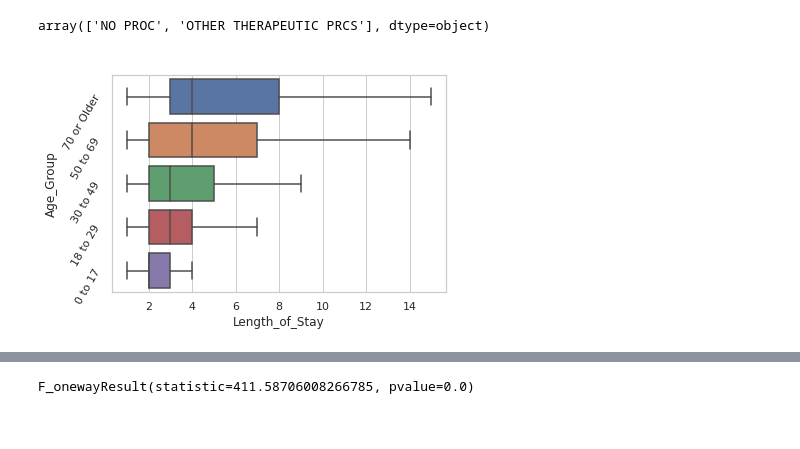
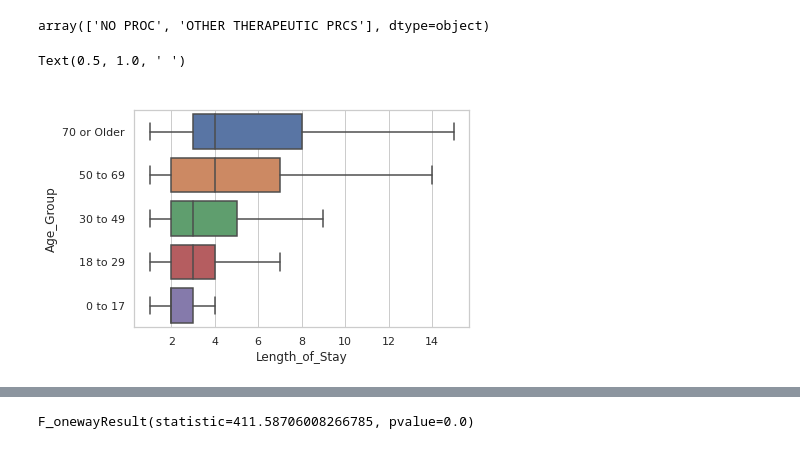
Before and after one commit to KetakiN/Springboard, a Jupyter notebook: NYSDOH_EDA_KetakiNagarkar.ipynb, the cells around one changed output, grey strips where cells are left out. Saved outputs shown, nothing was run; the diff lists cells and outputs as text; code cells hidden in the pictures.

```diff
--- a/NYSDOH_EDA_KetakiNagarkar.ipynb
+++ b/NYSDOH_EDA_KetakiNagarkar.ipynb
@@ -554,10 +554,10 @@ common_proc['CCS_Procedure_Description'].unique()
 # %% [output]
 array(['NO PROC', 'OTHER THERAPEUTIC PRCS'], dtype=object)
 # %%
-ax=sns.boxplot(y='Age_Group',x='Length_of_Stay',data=df,showfliers=False,order=['70 or Older','50 to 69','30 to 49','18 to 29','0 to 17'],orient='h')
+ax=sns.boxplot(y='Age_Group',x='Length_of_Stay',data=df,showfliers=False,order=['70 or Older','50 to 69','30 to 49','18 to 29','0 to 17'])
 ax.set_title(' ')
-plt.setp(ax.get_yticklabels(),rotation=60)
-plt.savefig('AgeGenderbox.png')
+#plt.savefig('AgeGenderbox.png')
 # %% [output]
+Text(0.5, 1.0, ' ')
-[figure, old version]
+[figure, new version]
 # %%
```
Also changed, not shown: parts of 6 cells of this notebook.
